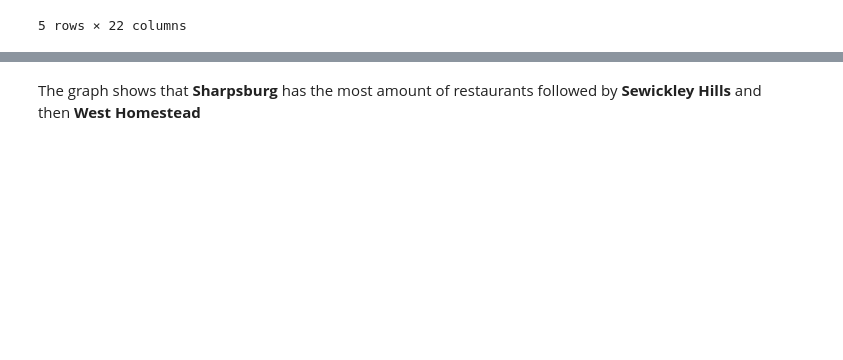
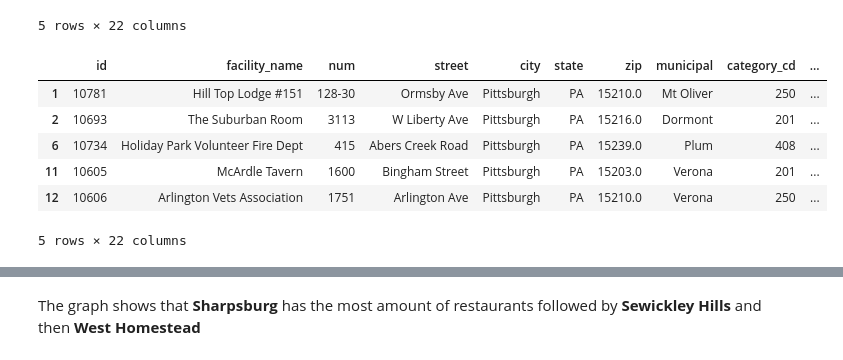
Before and after one commit to yimijj/CMPINF0010-Final-Project, a Jupyter notebook: Restaurants.ipynb, the cells around one changed output, grey strips where cells are left out. Drawn from its saved outputs; the diff is of its cells as text; code cells hidden in the pictures; blank space fills up the shorter version.

```diff
--- a/Restaurants.ipynb
+++ b/Restaurants.ipynb
@@ -25,4 +25,17 @@ dataRestaurants['municipal'] = dataRestaurants['municipal'].replace(['Pittsburgh
 dataRestaurants['municipal'] = dataRestaurants['municipal'].replace(['Pittsburgh-125', 'Pittsburgh-126', 'Pittsburgh-127', 'Pittsburgh-128', 'Pittsburgh-129', 'Pittsburgh-130'], ['Whitaker', 'White Oak', 'Whitehall', 'Wilkins', 'Wilkinsburg', 'Wilmerding'])
 
 #manually changing municipal numbers to their respective names
+# %%
+pitt_only = dataRestaurants.loc[dataRestaurants['city']== 'Pittsburgh']
+pitt_only.head(5)
+
+#since the data lists all restaurants in the Alleghany County, I had to grab only the ones in Pittsburgh
+# %% [output]
+|  | id | facility_name | num | street | city | state | zip | municipal | category_cd | ... |
+| 1 | 10781 | Hill Top Lodge #151 | 128-30 | Ormsby Ave | Pittsburgh | PA | 15210.0 | Mt Oliver | 250 | ... |
+| 2 | 10693 | The Suburban Room | 3113 | W Liberty Ave | Pittsburgh | PA | 15216.0 | Dormont | 201 | ... |
+| 6 | 10734 | Holiday Park Volunteer Fire Dept | 415 | Abers Creek Road | Pittsburgh | PA | 15239.0 | Plum | 408 | ... |
+| 11 | 10605 | McArdle Tavern | 1600 | Bingham Street | Pittsburgh | PA | 15203.0 | Verona | 201 | ... |
+| 12 | 10606 | Arlington Vets Association | 1751 | Arlington Ave | Pittsburgh | PA | 15210.0 | Verona | 250 | ... |
+5 rows × 22 columns
 # %%
```
Also changed, not shown: parts of 5 cells of this notebook, 2 other files.
